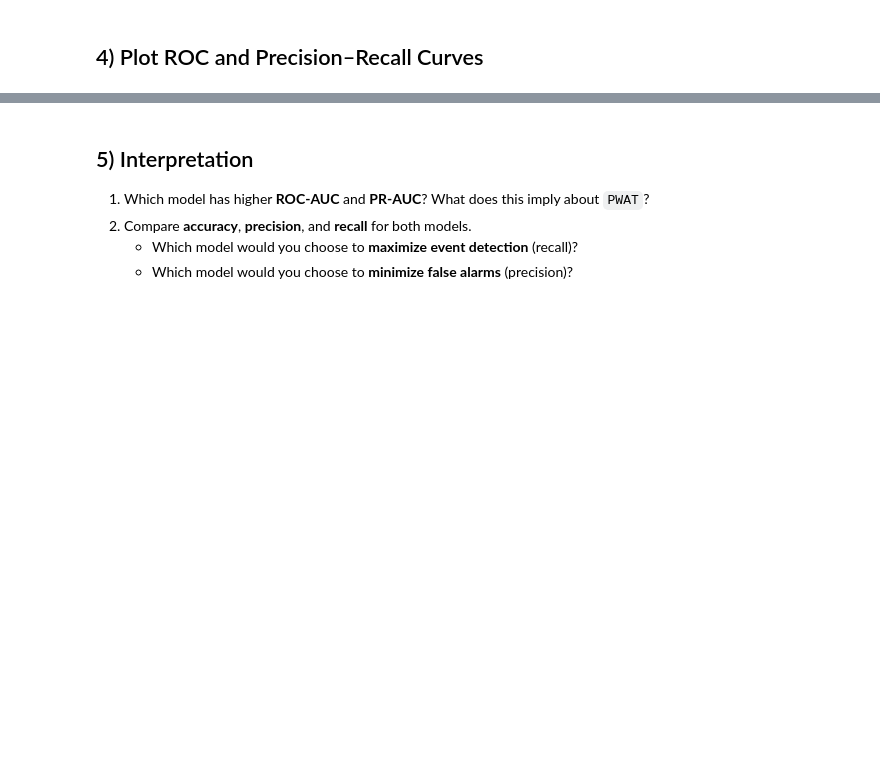
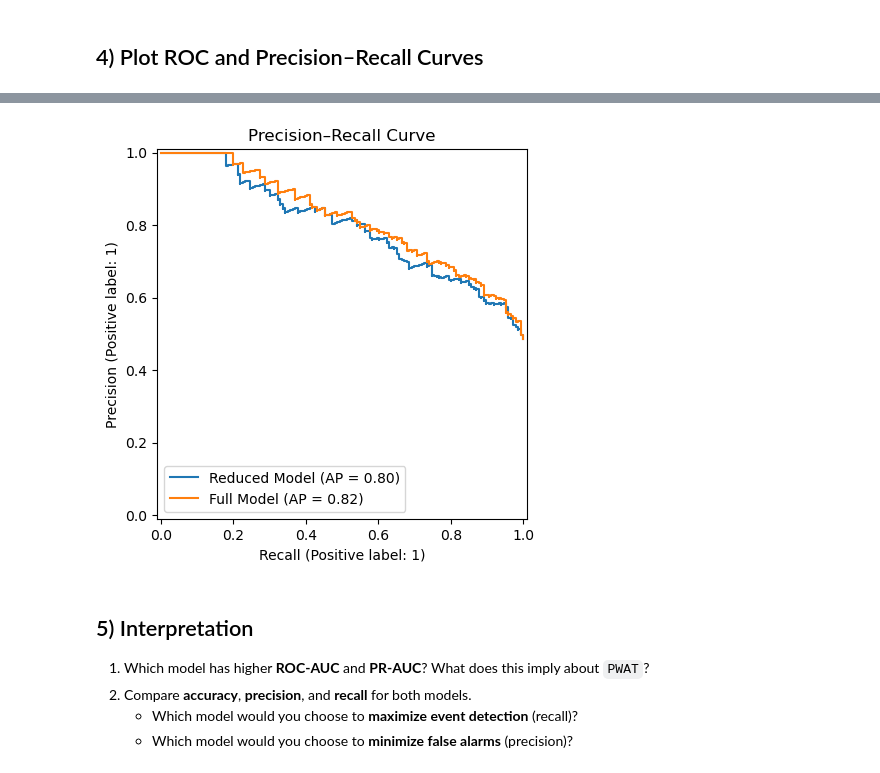
Before and after one commit to swnesbitt/ATMS-523-Module-5-Checkin, a Jupyter notebook: notebooks/LogReg_Compare_Models.ipynb, the cells around one changed output, grey strips where cells are left out. Cells and saved outputs as stored; diff of their text form; code cells hidden in the pictures; blank space fills up the shorter version.

```diff
--- a/notebooks/LogReg_Compare_Models.ipynb
+++ b/notebooks/LogReg_Compare_Models.ipynb
@@ -86,3 +140,18 @@ ypred_reduced = (yprob_reduced >= thr).astype(int)
+# %%
+# TODO: Plot ROC and PR curves for both models on shared axes
+
+# PR - plot both PR curves on shared axes
+
+fig, ax = plt.subplots()
+
+PrecisionRecallDisplay.from_predictions(yr_test, yprob_reduced, ax=ax, name="Reduced Model")
+PrecisionRecallDisplay.from_predictions(yf_test, yprob_full, ax=ax, name="Full Model")
+
+ax.set_title("Precision–Recall Curve")
+
+plt.show()
+# %% [output]
+[figure, added]
 # %% [markdown]
 ## 5) Interpretation
 
```
Also changed, not shown: parts of 11 cells of this notebook, 2 other files.
